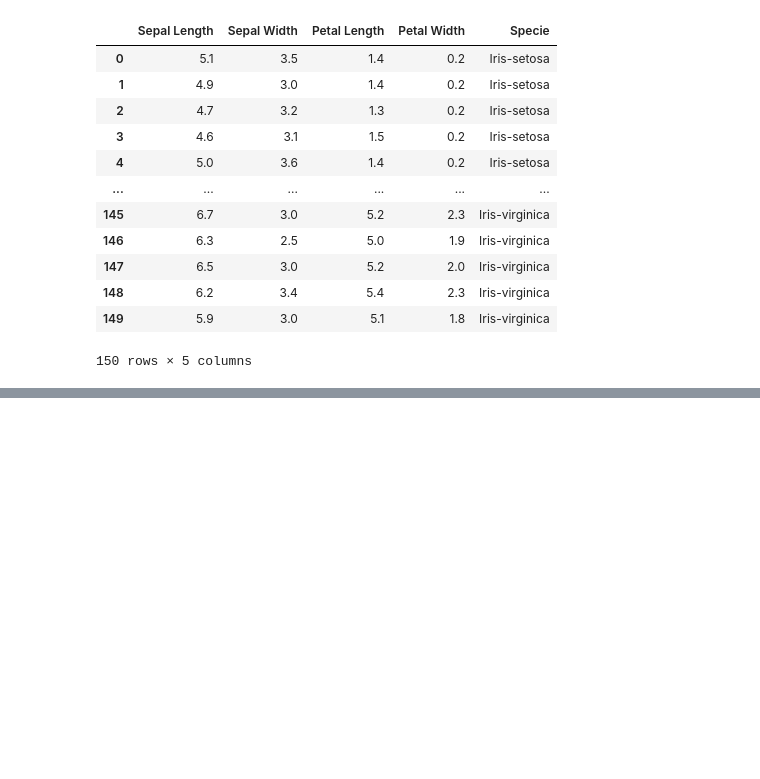
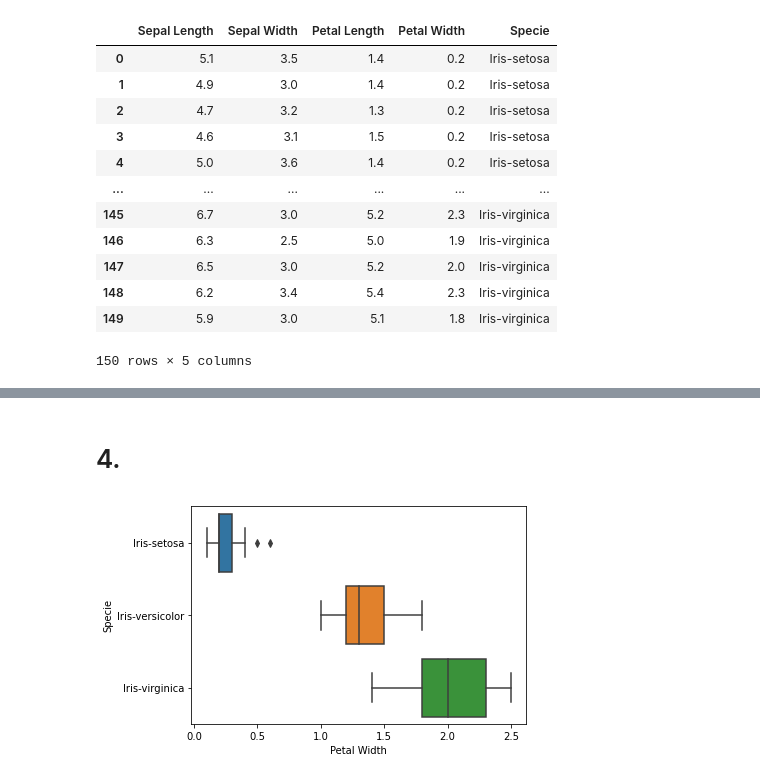
Before and after one commit to NataliaVg/TC1002S, a Jupyter notebook: AD21/A01638460/A3_VisualizationDatasetCartwheel.ipynb, the cells around one changed output, grey strips where cells are left out. Cells and saved outputs as stored; diff of their text form; code cells hidden in the pictures; blank space fills up the shorter version.

```diff
--- a/AD21/A01638460/A3_VisualizationDatasetCartwheel.ipynb
+++ b/AD21/A01638460/A3_VisualizationDatasetCartwheel.ipynb
@@ -238,0 +284,8 @@ KeyError: "None of [Index(['Wingspan'], dtype='object')] are in the [columns]"
+# %% [markdown]
+# 4.
+# %%
+sns.boxplot(x = dataset["Petal Width"], y = dataset["Specie"])
+
+plt.show()
+# %% [output]
+[figure, added]
```
Also changed, not shown: parts of 11 cells of this notebook, 1 other file.
